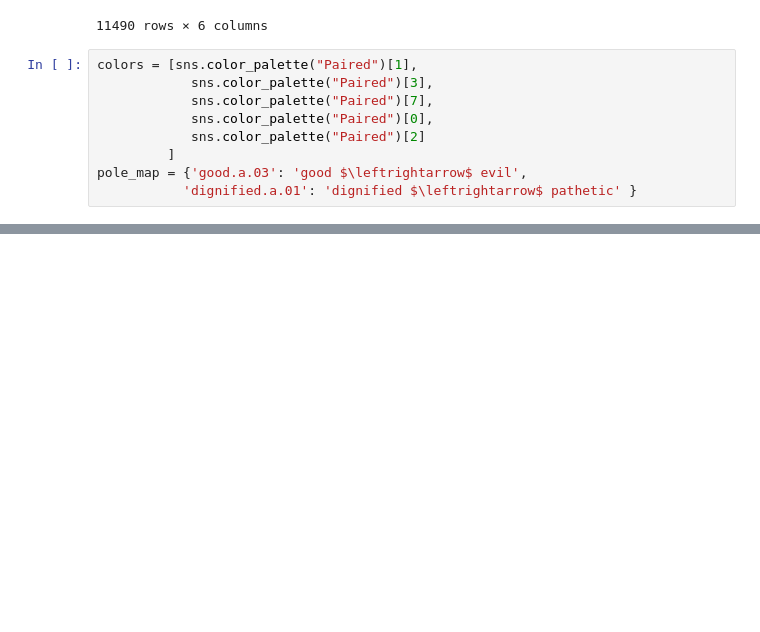
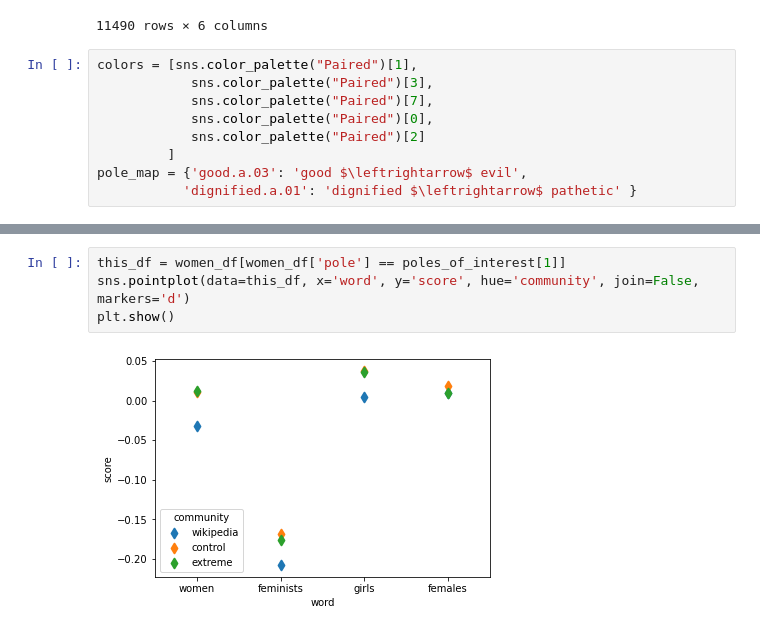
Before and after one commit to lucy3/context_semantic_axes, a Jupyter notebook: code/semantics_viz.ipynb, the cells around one changed output, grey strips where cells are left out. Saved outputs shown, nothing was run; the diff lists cells and outputs as text; blank space fills up the shorter version.

```diff
--- a/code/semantics_viz.ipynb
+++ b/code/semantics_viz.ipynb
@@ -644,0 +686,6 @@ sns.pointplot(data=women_df, x='community', y='score', hue='word')
+# %%
+this_df = women_df[women_df['pole'] == poles_of_interest[1]]
+sns.pointplot(data=this_df, x='word', y='score', hue='community', join=False, markers='d')
+plt.show()
+# %% [output]
+[figure, added]
```
Also changed, not shown: parts of 19 cells of this notebook, 1 other file.
